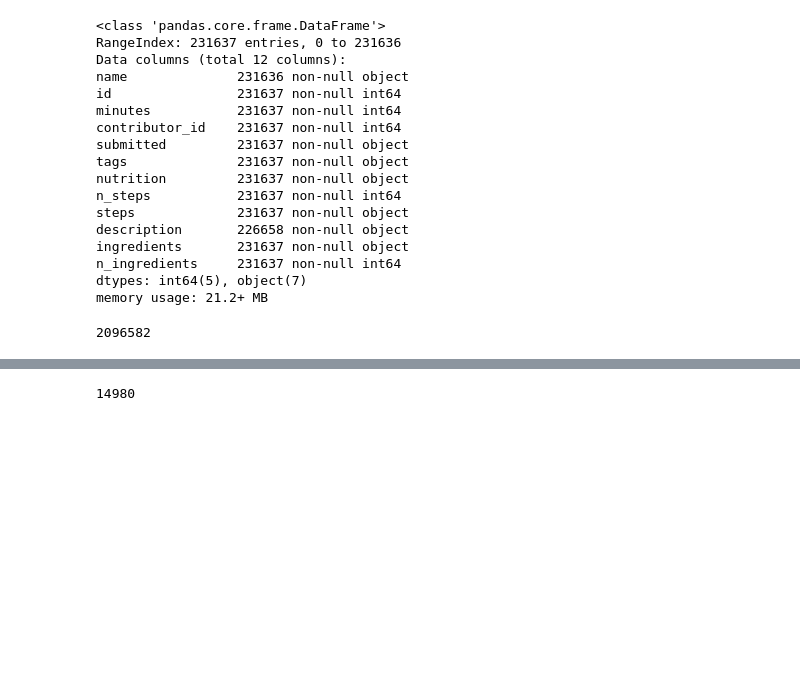
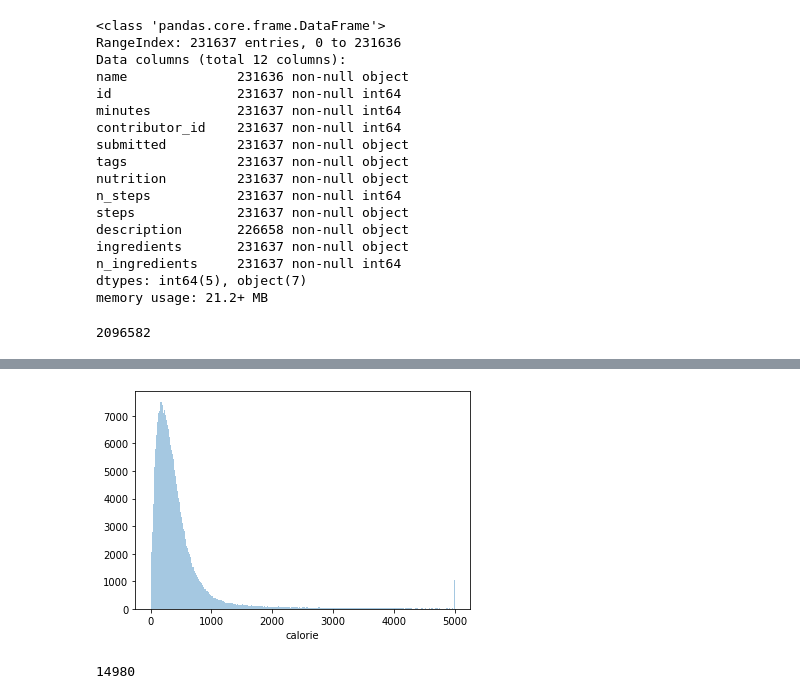
Before and after one commit to ZeeTsing/Recipe_reco, a Jupyter notebook: 0_EDA_on_recipe_data.ipynb, the cells around one changed output, grey strips where cells are left out. Drawn from its saved outputs; the diff is of its cells as text; code cells hidden in the pictures; blank space fills up the shorter version.

```diff
--- a/0_EDA_on_recipe_data.ipynb
+++ b/0_EDA_on_recipe_data.ipynb
@@ -54 +55,5 @@ sns.distplot(recipes.n_steps,bins=30, kde=False)
 [figure]
+# %%
+recipes['calorie'] = [item[0] for item in recipes.nutrition]
+# %%
+recipes['calorie'] = recipes.calorie.clip(0,5000)
@@ -55,3 +80,9 @@ sns.distplot(recipes.n_steps,bins=30, kde=False)
+# %%
+sns.distplot(recipes.calorie,bins=300, kde=False)
+ax = plt.gca()
+plt.savefig('output/cal.png')
+# %% [output]
+[figure, added]
 # %%
 def treat_ingredients(input):
     output = []
```
Also changed, not shown: parts of 3 cells of this notebook, 1 other file.
